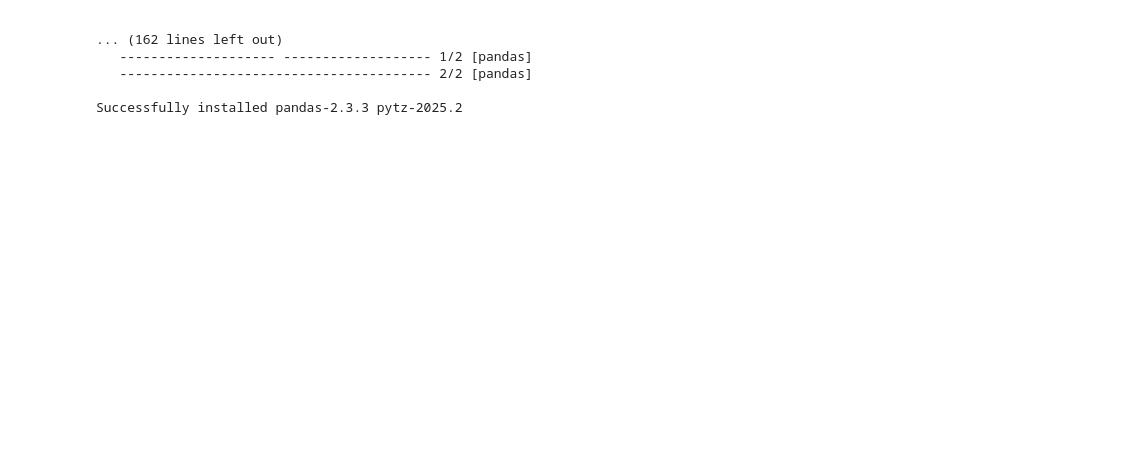
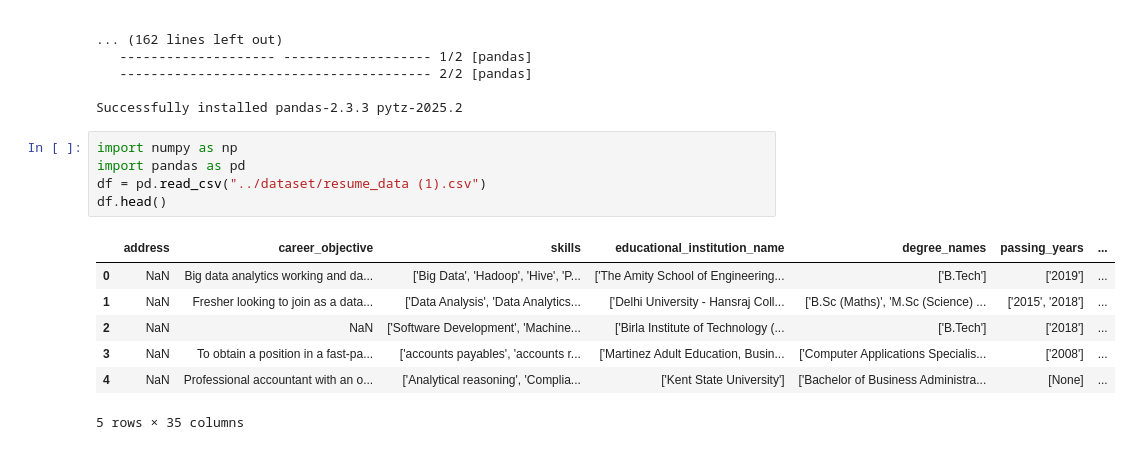
Before and after one commit to Bhanuka10/Candidate-Recommendation-System, a Jupyter notebook: model/Untitled.ipynb, the cells around one changed output. Cells and saved outputs as stored; diff of their text form; blank space fills up the shorter version.

Commit message:
clean the data raw

```diff
--- a/model/Untitled.ipynb
+++ b/model/Untitled.ipynb
@@ -38,3 +38,16 @@ Installing collected packages: pytz, pandas
    ---------------------------------------- 2/2 [pandas]
 
 Successfully installed pandas-2.3.3 pytz-2025.2
+# %%
+import numpy as np
+import pandas as pd
+df = pd.read_csv("../dataset/resume_data (1).csv")
+df.head()
+# %% [output]
+|  | address | career_objective | skills | educational_institution_name | degree_names | passing_years | ... |
+| 0 | NaN | Big data analytics working and da... | ['Big Data', 'Hadoop', 'Hive', 'P... | ['The Amity School of Engineering... | ['B.Tech'] | ['2019'] | ... |
+| 1 | NaN | Fresher looking to join as a data... | ['Data Analysis', 'Data Analytics... | ['Delhi University - Hansraj Coll... | ['B.Sc (Maths)', 'M.Sc (Science) ... | ['2015', '2018'] | ... |
+| 2 | NaN | NaN | ['Software Development', 'Machine... | ['Birla Institute of Technology (... | ['B.Tech'] | ['2018'] | ... |
+| 3 | NaN | To obtain a position in a fast-pa... | ['accounts payables', 'accounts r... | ['Martinez Adult Education, Busin... | ['Computer Applications Specialis... | ['2008'] | ... |
+| 4 | NaN | Professional accountant with an o... | ['Analytical reasoning', 'Complia... | ['Kent State University'] | ['Bachelor of Business Administra... | [None] | ... |
+5 rows × 35 columns
```
Also changed, not shown: parts of 8 cells of this notebook.
